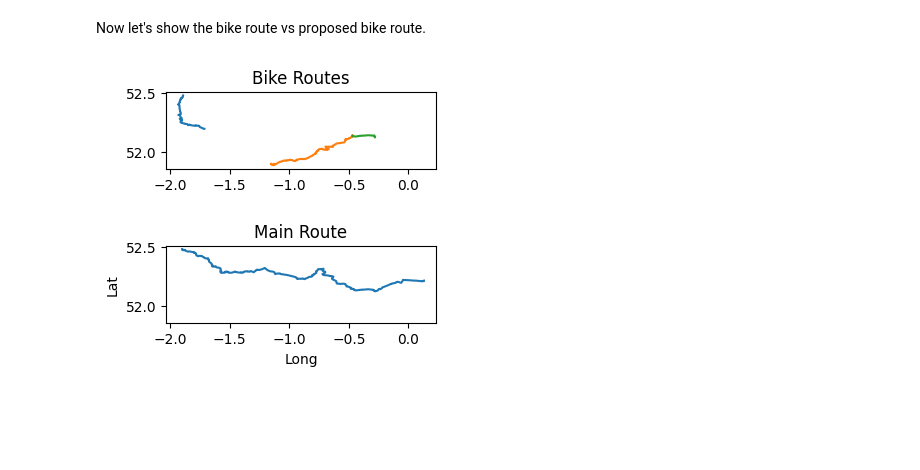
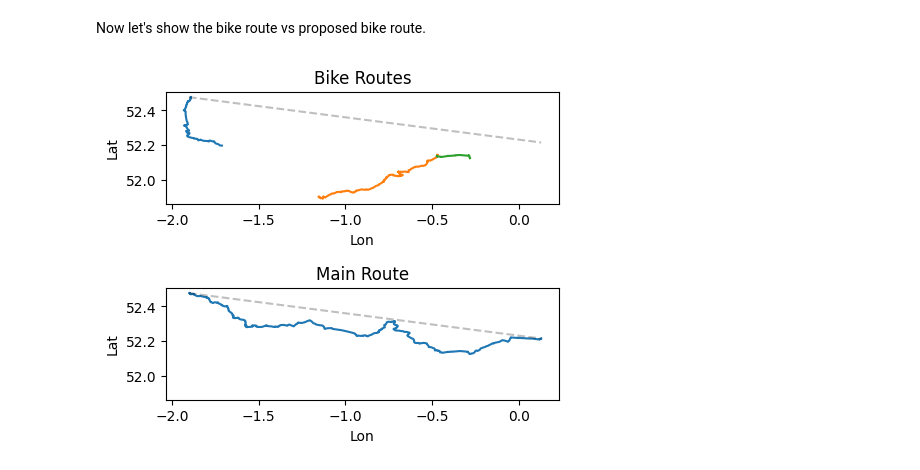
Before and after one commit to alifeee/blogtest, a Jupyter notebook: bike-to-cambridge/src/directionality.ipynb, the cells around one changed output. Drawn from its saved outputs; the diff is of its cells as text; code cells hidden in the pictures; blank space fills up the shorter version.

```diff
--- a/bike-to-cambridge/src/directionality.ipynb
+++ b/bike-to-cambridge/src/directionality.ipynb
@@ -14,6 +15,9 @@ BED_TO_SAN = "../data/bike/BED_TO_SAN.gpx"
 BIKE_ROUTES = [BHM_TO_STR, BIC_TO_BED, BED_TO_SAN]
 
 MAIN_ROUTE = "../data/cycle.travel/BHM_TO_CAM.gpx"
+
+BIRMINGHAM_COORDS = (-1.9018053, 52.4765926)
+CAMBRIDGE_COORDS = (0.1297757, 52.2149504)
 # %% [markdown]
 Next, functions to load data and display it easily
 # %%
@@ -50,22 +35,33 @@ def show_routes(*coordinates, ax=None):
 # %% [markdown]
 Now let's show the bike route vs proposed bike route.
-# %%
-
-coords = []
-for route in BIKE_ROUTES:
-    x, y = get_xy_from_gpx(route)
-    coords.append(x)
-    coords.append(y)
-
-x, y = get_xy_from_gpx(MAIN_ROUTE)
-
-fig = plt.figure(figsize=(6, 2))
-ax1 = fig.add_subplot(211)
-ax2 = fig.add_subplot(212, sharex=ax1, sharey=ax1)
-ax1.set_title('Bike Routes')
-ax2.set_title('Main Route')
-plt.subplots_adjust(hspace=1)
-show_routes(*coords, ax=ax1)
-show_routes(x, y, ax=ax2)
-# %% [output]
-[figure, removed]
+# %%
+
+done_coords_1 = get_xy_from_gpx(BHM_TO_STR)
+done_coords_2 = get_xy_from_gpx(BIC_TO_BED)
+done_coords_3 = get_xy_from_gpx(BED_TO_SAN)
+
+proposed_coords = get_xy_from_gpx(MAIN_ROUTE)
+
+fig = plt.figure(figsize=(6, 4))
+ax1 = fig.add_subplot(211)
+ax2 = fig.add_subplot(212, sharex=ax1, sharey=ax1)
+
+ax1.plot(done_coords_1[0], done_coords_1[1])
+ax1.plot(done_coords_2[0], done_coords_2[1])
+ax1.plot(done_coords_3[0], done_coords_3[1])
+ax2.plot(proposed_coords[0], proposed_coords[1])
+
+for ax in ax1, ax2:
+    ax.set_ylabel('Lat')
+    ax.set_xlabel('Lon')
+    ax.plot([BIRMINGHAM_COORDS[0], CAMBRIDGE_COORDS[0]],
+            [BIRMINGHAM_COORDS[1], CAMBRIDGE_COORDS[1]],
+            'k--', alpha=0.25)
+    ax.set_aspect('equal')
+ax1.set_title('Bike Routes')
+ax2.set_title('Main Route')
+
+plt.subplots_adjust(hspace=0.75)
+plt.show()
+# %% [output]
+[figure, added]
```
Also changed, not shown: parts of 4 cells of this notebook.
